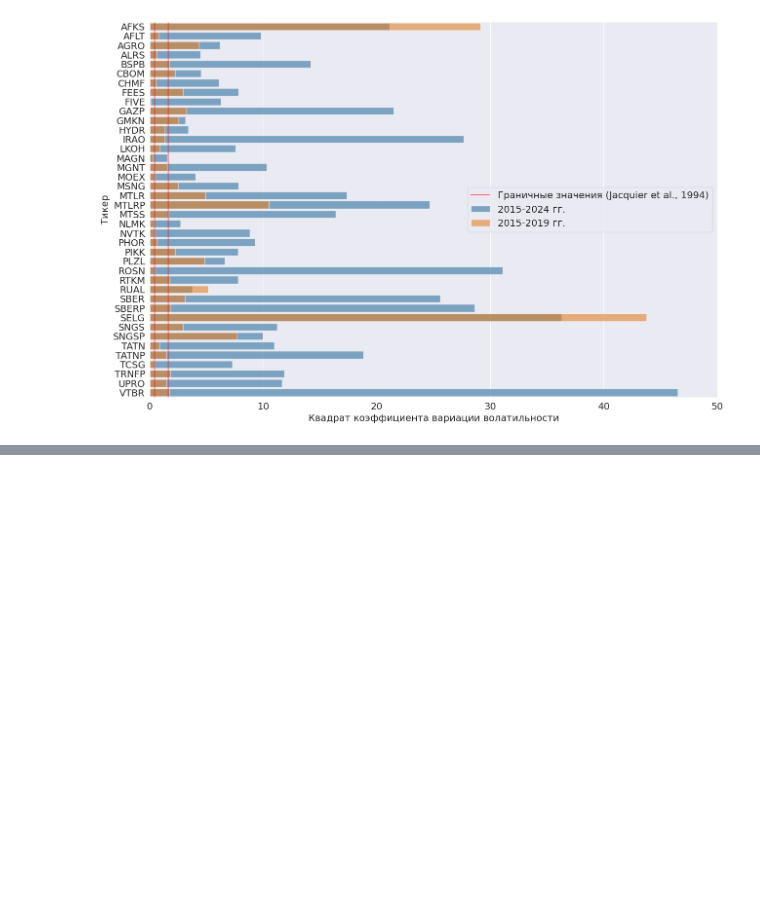
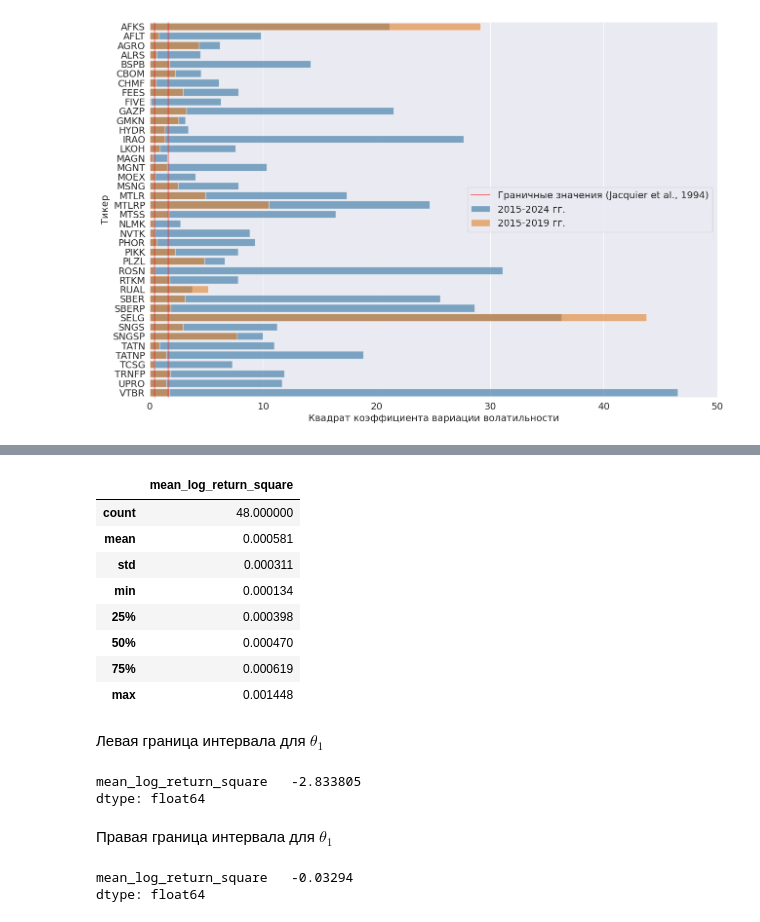
Before and after one commit to Dangerio/optimization-algorithm, a Jupyter notebook: methods_comparison/real_data/data_vis_and_processing.ipynb, the cells around one changed output, grey strips where cells are left out. Cells and saved outputs as stored; diff of their text form; code cells hidden in the pictures; blank space fills up the shorter version.

Commit message:
Calculate interval for theta_1

```diff
--- a/methods_comparison/real_data/data_vis_and_processing.ipynb
+++ b/methods_comparison/real_data/data_vis_and_processing.ipynb
@@ -87,0 +106,8 @@ plt.savefig("plots/cv_values.pdf", format="pdf")
+# %%
+log_return_sq = (
+    df[["ticker", "log_return"]]
+    .groupby(by="ticker")
+    .agg(lambda x: np.mean(np.square(x)))
+    .rename(columns={"log_return": "mean_log_return_square"})
+)
+log_return_sq.head()
@@ -87,0 +122,26 @@ plt.savefig("plots/cv_values.pdf", format="pdf")
+# %%
+log_return_sq.describe()
+# %% [output]
+|  | mean_log_return_square |
+| count | 48.000000 |
+| mean | 0.000581 |
+| std | 0.000311 |
+| min | 0.000134 |
+| 25% | 0.000398 |
+| 50% | 0.000470 |
+| 75% | 0.000619 |
+| max | 0.001448 |
+# %% [markdown]
+Левая граница интервала для $\theta_1$
+# %%
+0.25 * (np.log(log_return_sq.min()) - 0.5 * 4.84)
+# %% [output]
+mean_log_return_square   -2.833805
+dtype: float64
+# %% [markdown]
+Правая граница интервала для $\theta_1$
+# %%
+(1-0.995) * (np.log(log_return_sq.max()) - 0.5 * 0.1)
+# %% [output]
+mean_log_return_square   -0.03294
+dtype: float64
```
Also changed, not shown: parts of 5 cells of this notebook.
